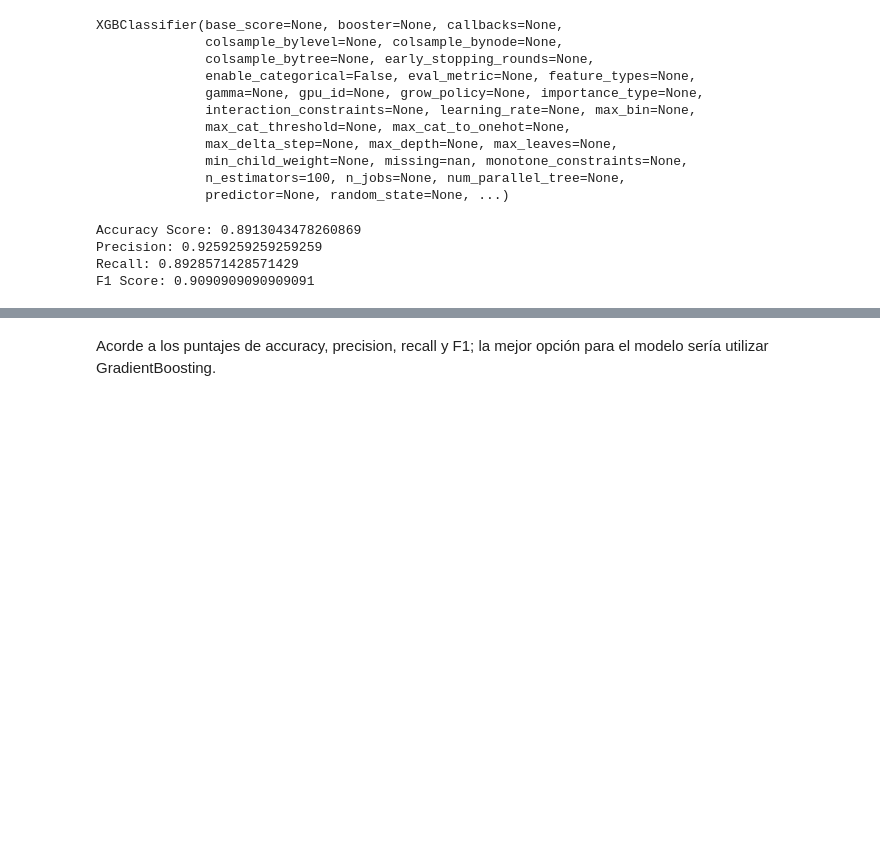
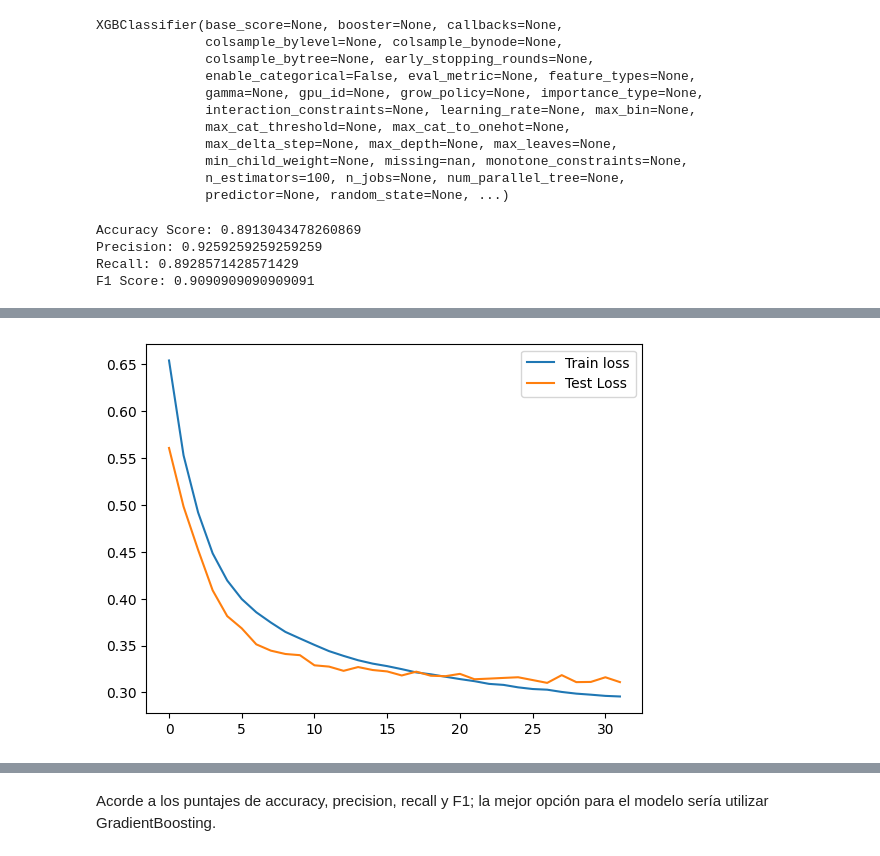
Before and after one commit to fabianestayt/Project-2, a Jupyter notebook: project_heart.ipynb, the cells around one changed output, grey strips where cells are left out. Drawn from its saved outputs; the diff is of its cells as text; code cells hidden in the pictures; blank space fills up the shorter version.

Commit message:
Agregado análisis de redes neuronales

```diff
--- a/project_heart.ipynb
+++ b/project_heart.ipynb
@@ -471,3 +481,6 @@ Accuracy Score: 0.8913043478260869
 Precision: 0.9259259259259259
 Recall: 0.8928571428571429
 F1 Score: 0.9090909090909091
+# %%
+input_shape = X_train_processed.shape[1]
+input_shape
@@ -473,0 +491,16 @@ F1 Score: 0.9090909090909091
+# %%
+#Código obtenido de la plataforma Coding Dojo
+model = Sequential()
+# First hidden layer
+model.add(Dense(19, # How many neurons you have in your first hidden layer
+                input_dim = input_shape, # What is the shape of your input features (number of columns)
+                activation = 'relu')) # What activation function are you using?
+model.add(Dense(10,
+                activation = 'relu'))
+model.add(Dense(1, activation = 'sigmoid'))
+model.compile(loss = 'bce', optimizer = 'adam')
+early_stopping = EarlyStopping(patience = 5)
+history = model.fit(X_train_processed, y_train,
+                    validation_data = (X_test_processed, y_test),
+                    epochs=100,
+                    callbacks = [early_stopping])
@@ -473,0 +525,6 @@ F1 Score: 0.9090909090909091
+# %%
+plt.plot(history.history['loss'], label='Train loss')
+plt.plot(history.history['val_loss'], label='Test Loss')
+plt.legend();
+# %% [output]
+[figure, added]
```
Also changed, not shown: parts of 13 cells of this notebook, 1 other file.
